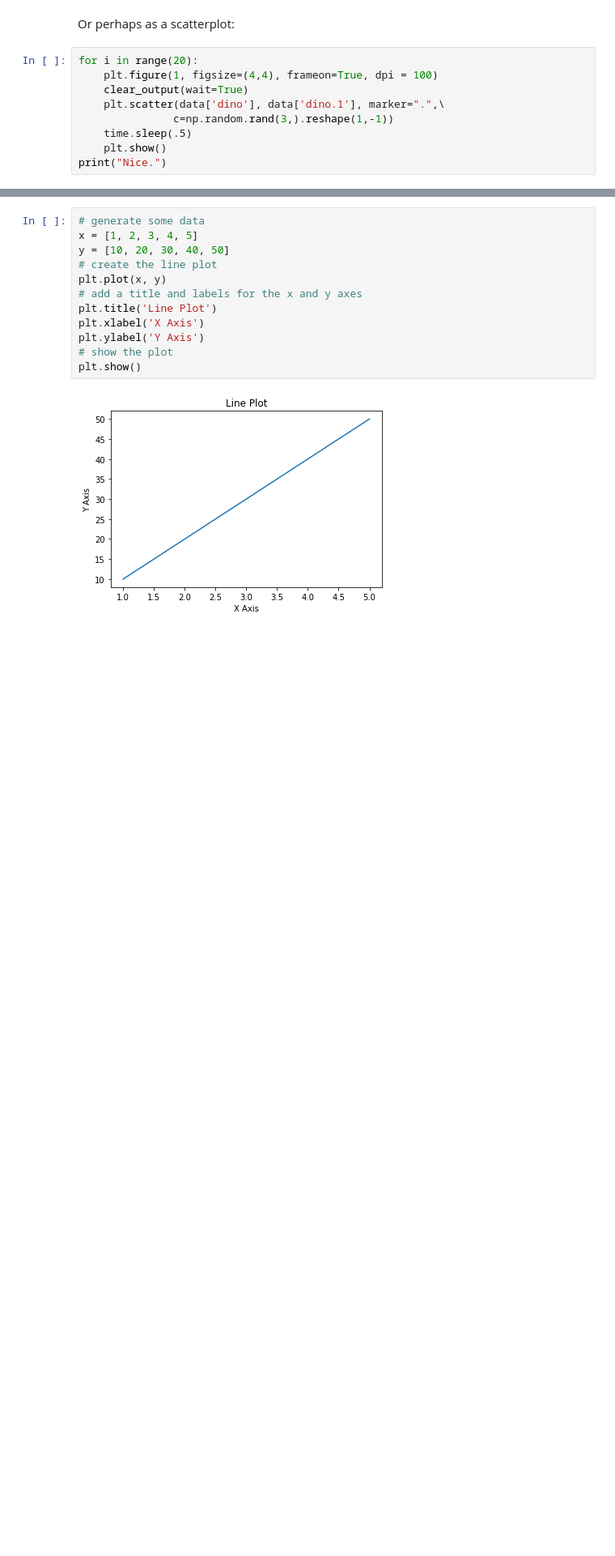
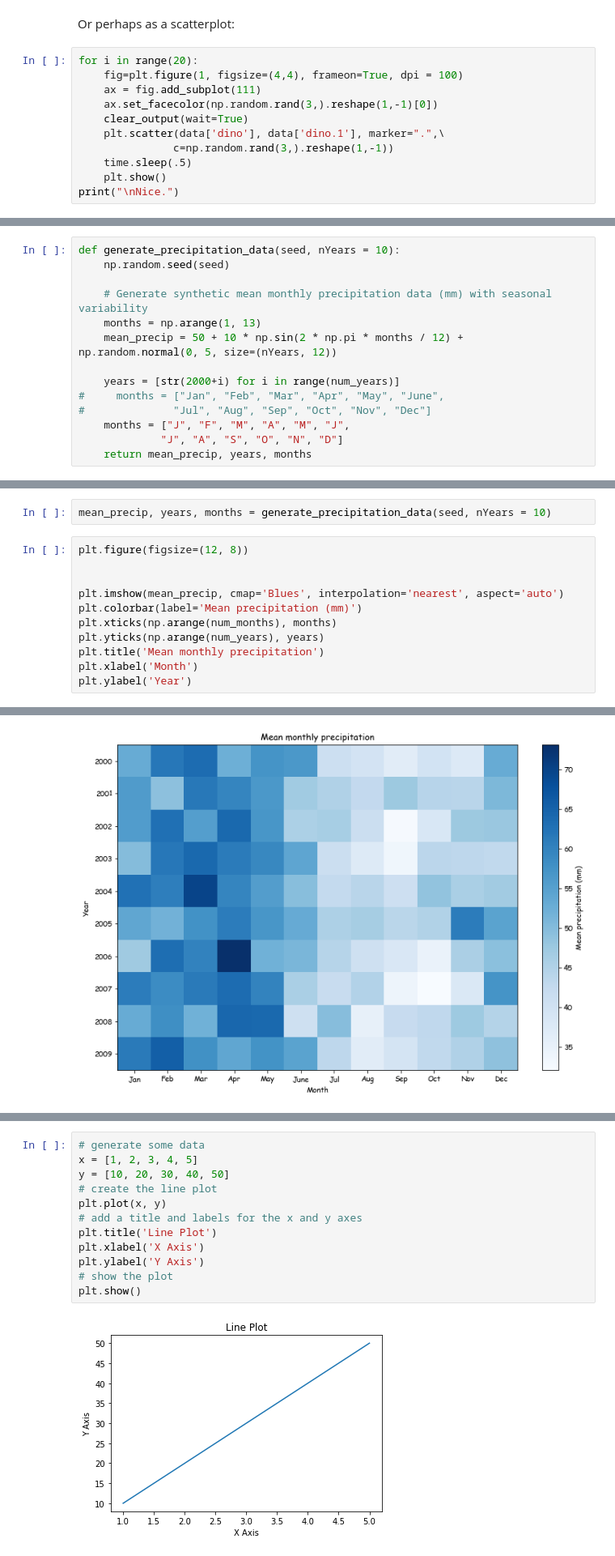
Before and after one commit to jifarquharson/data-visualisation-24, a Jupyter notebook: Datasaurus.ipynb, the cells around one changed output, grey strips where cells are left out. Shown at 81% size. Saved outputs shown, nothing was run; the diff lists cells and outputs as text; blank space fills up the shorter version.

```diff
--- a/Datasaurus.ipynb
+++ b/Datasaurus.ipynb
@@ -110,10 +88,12 @@ plt.show()
 Or perhaps as a scatterplot:
 # %%
 for i in range(20):
-    plt.figure(1, figsize=(4,4), frameon=True, dpi = 100)
+    fig=plt.figure(1, figsize=(4,4), frameon=True, dpi = 100)
+    ax = fig.add_subplot(111)
+    ax.set_facecolor(np.random.rand(3,).reshape(1,-1)[0])
     clear_output(wait=True)
     plt.scatter(data['dino'], data['dino.1'], marker=".",\
                c=np.random.rand(3,).reshape(1,-1))
     time.sleep(.5)
     plt.show()
-print("Nice.")
+print("\nNice.")
@@ -134,0 +528,14 @@ There are many different kinds of data, and the kind of data visualisation we em
+# %%
+def generate_precipitation_data(seed, nYears = 10):
+    np.random.seed(seed)
+
+    # Generate synthetic mean monthly precipitation data (mm) with seasonal variability
+    months = np.arange(1, 13)
+    mean_precip = 50 + 10 * np.sin(2 * np.pi * months / 12) + np.random.normal(0, 5, size=(nYears, 12))
+
+    years = [str(2000+i) for i in range(num_years)]
+#     months = ["Jan", "Feb", "Mar", "Apr", "May", "June",
+#              "Jul", "Aug", "Sep", "Oct", "Nov", "Dec"]
+    months = ["J", "F", "M", "A", "M", "J",
+             "J", "A", "S", "O", "N", "D"]
+    return mean_precip, years, months
@@ -134,0 +579,14 @@ There are many different kinds of data, and the kind of data visualisation we em
+# %%
+mean_precip, years, months = generate_precipitation_data(seed, nYears = 10)
+# %%
+plt.figure(figsize=(12, 8))
+
+
+plt.imshow(mean_precip, cmap='Blues', interpolation='nearest', aspect='auto')
+plt.colorbar(label='Mean precipitation (mm)')
+plt.xticks(np.arange(num_months), months)
+plt.yticks(np.arange(num_years), years)
+plt.title('Mean monthly precipitation')
+plt.xlabel('Month')
+plt.ylabel('Year')
+# %% [output]
@@ -134,0 +594 @@ There are many different kinds of data, and the kind of data visualisation we em
+[figure, added]
```
Also changed, not shown: parts of 84 cells of this notebook, 1 other file.
